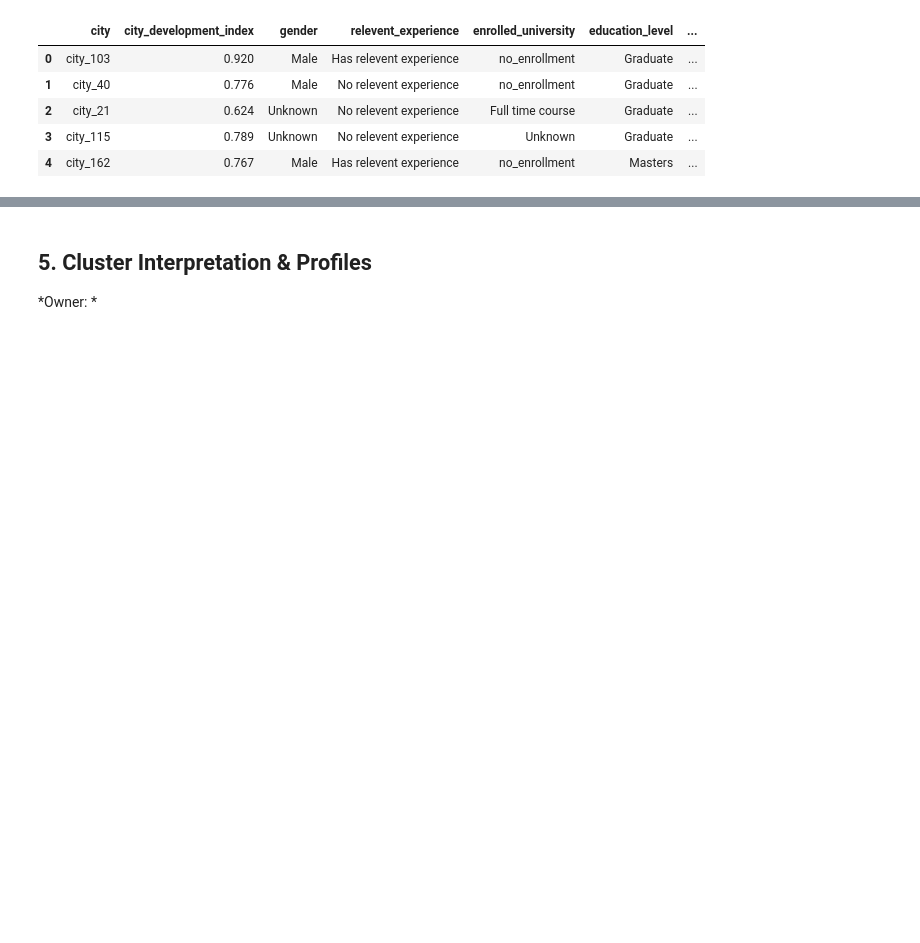
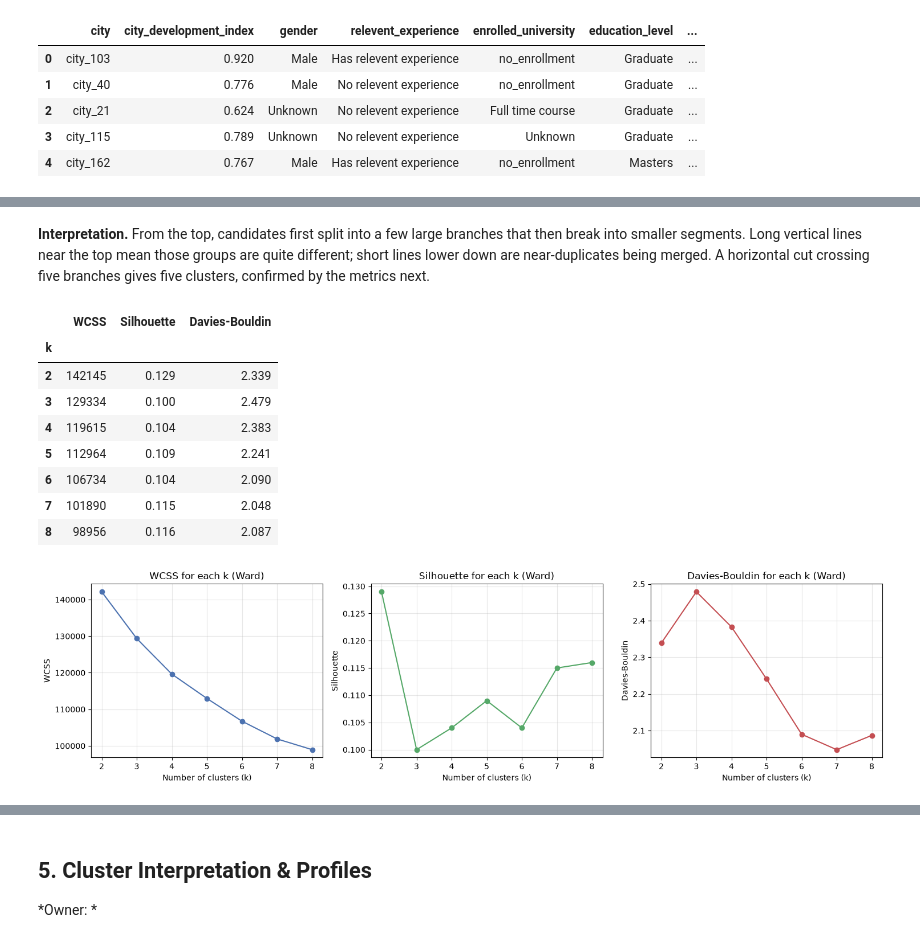
Before and after one commit to ManarAlrazin/SW485-Project-Group2, a Jupyter notebook: Phase2_Unsupervised_Learning.ipynb, the cells around one changed output, grey strips where cells are left out. Cells and saved outputs as stored; diff of their text form; code cells hidden in the pictures; blank space fills up the shorter version.

```diff
--- a/Phase2_Unsupervised_Learning.ipynb
+++ b/Phase2_Unsupervised_Learning.ipynb
@@ -211,0 +260,40 @@ Saved Dataset/clustered_data.csv: (18645, 14)
+# %% [markdown]
+**Interpretation.** From the top, candidates first split into a few large branches that then break into smaller segments. Long vertical lines near the top mean those groups are quite different; short lines lower down are near-duplicates being merged. A horizontal cut crossing five branches gives five clusters, confirmed by the metrics next.
+# %%
+from sklearn.metrics import silhouette_score, davies_bouldin_score
+
+rows = []
+for k in range(2, 9):
+    labels_k = fcluster(Z, t=k, criterion="maxclust")
+    rows.append({
+        "k": k,
+        "WCSS": round(wcss_from_labels(X_arr, labels_k)),
+        "Silhouette": round(silhouette_score(X_arr, labels_k, sample_size=5000,
+                                             random_state=RANDOM_STATE), 3),
+        "Davies-Bouldin": round(davies_bouldin_score(X_arr, labels_k), 3),
+    })
+agglo_k_table = pd.DataFrame(rows).set_index("k")
+display(agglo_k_table)
+agglo_k_table.to_csv("Unsupervised_Learning/clustering_results/agglomerative_k_selection.csv")
+
+fig, axes = plt.subplots(1, 3, figsize=(15, 4))
+for ax, col, color in zip(axes, ["WCSS", "Silhouette", "Davies-Bouldin"],
+                          ["#4C72B0", "#55A868", "#C44E52"]):
+    ax.plot(agglo_k_table.index, agglo_k_table[col], marker="o", color=color)
+    ax.set_title(col + " for each k (Ward)")
+    ax.set_xlabel("Number of clusters (k)"); ax.set_ylabel(col); ax.grid(alpha=0.3)
+plt.tight_layout()
+plt.savefig("Unsupervised_Learning/clustering_results/agglomerative_k_selection.png",
+            dpi=150, bbox_inches="tight")
+plt.show()
+# %% [output]
+|  | WCSS | Silhouette | Davies-Bouldin |
+| k |  |  |  |
+| 2 | 142145 | 0.129 | 2.339 |
+| 3 | 129334 | 0.100 | 2.479 |
+| 4 | 119615 | 0.104 | 2.383 |
+| 5 | 112964 | 0.109 | 2.241 |
+| 6 | 106734 | 0.104 | 2.090 |
+| 7 | 101890 | 0.115 | 2.048 |
+| 8 | 98956 | 0.116 | 2.087 |
+[figure, added]
```
Also changed, not shown: parts of 17 cells of this notebook, 7 other files.
